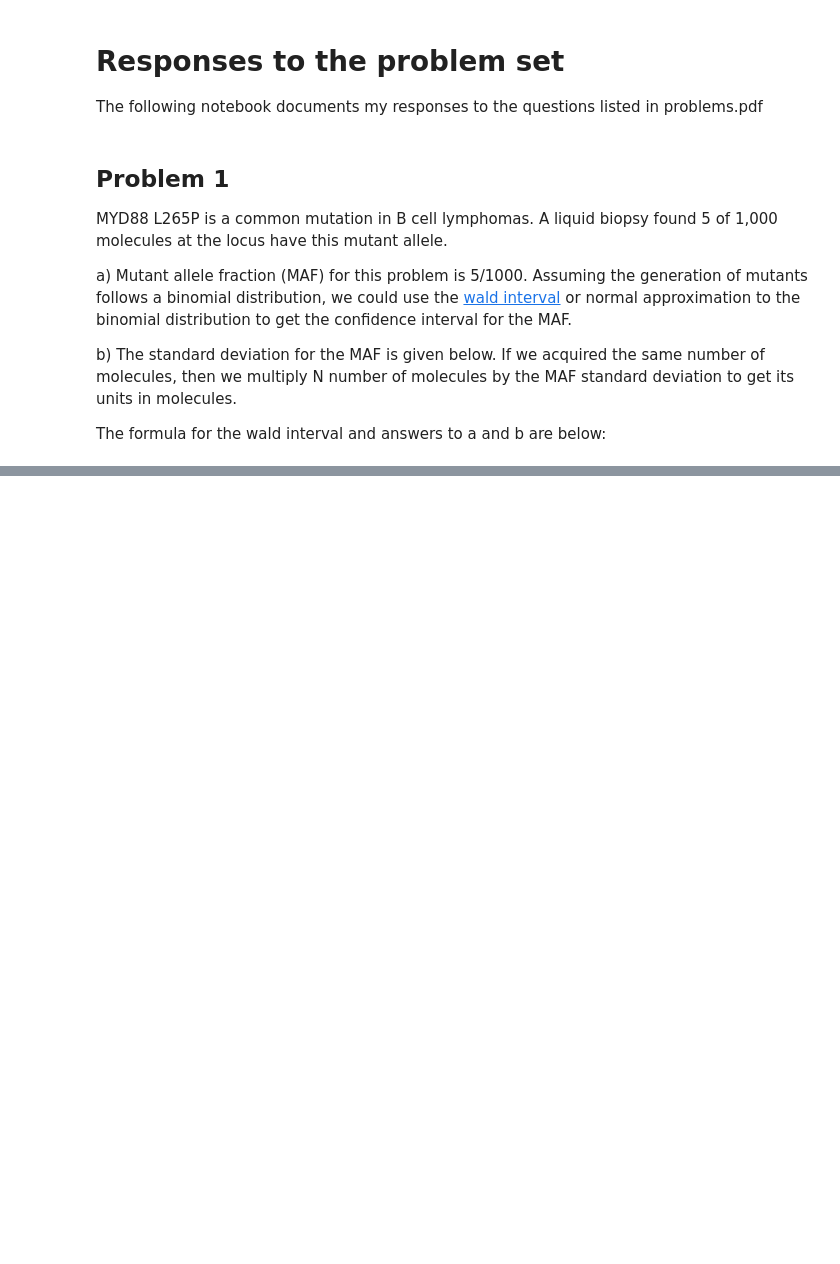
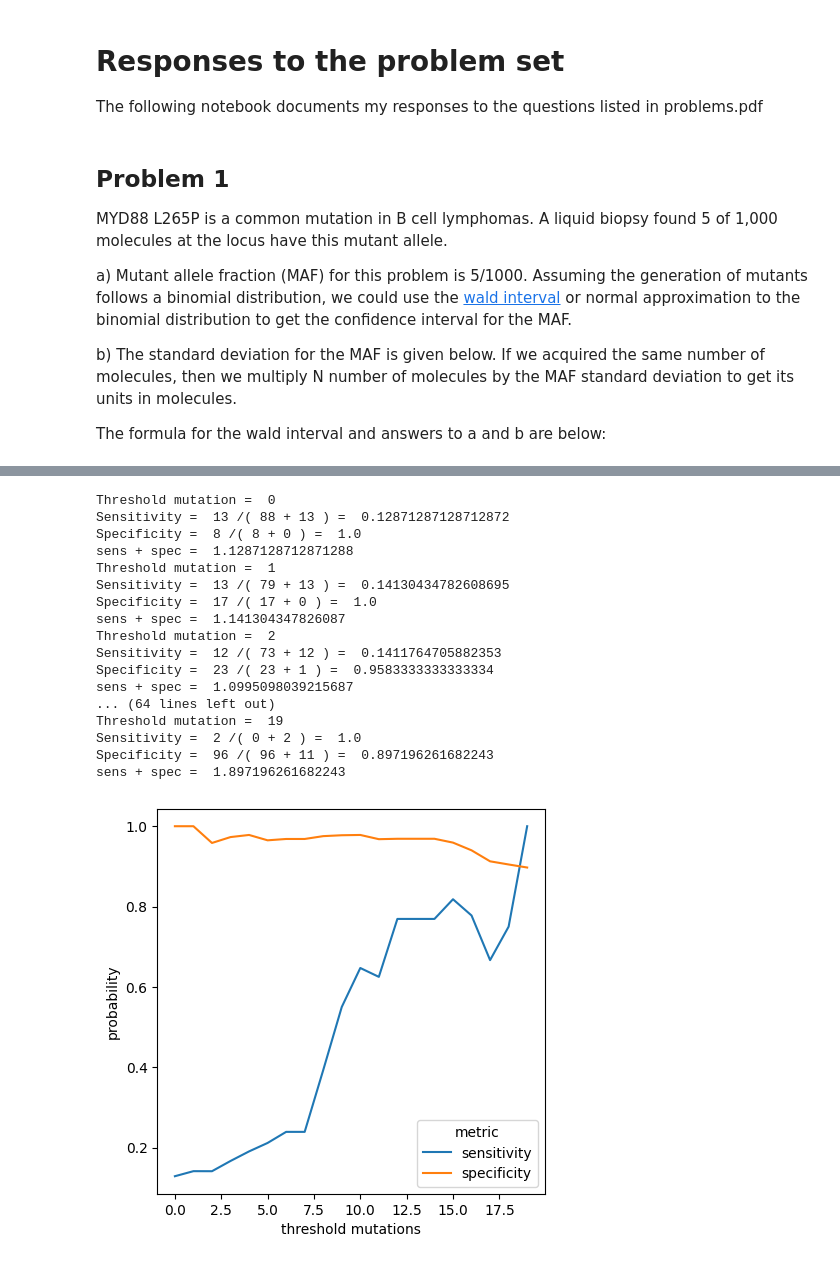
Before and after one commit to zchen15/exercise, a Jupyter notebook: exercise.ipynb, the cells around one changed output, grey strips where cells are left out. Drawn from its saved outputs; the diff is of its cells as text; code cells hidden in the pictures; blank space fills up the shorter version.

```diff
--- a/exercise.ipynb
+++ b/exercise.ipynb
@@ -59,0 +162,55 @@ All these pieces noted above can help us robustly integrate this simple code int
+# %%
+# iterate through mutation
+x = x_raw[x_raw['depth'] > 500]
+out = []
+for i in range(20):
+    print('Threshold mutation = ',i)
+    c = x['mutations'] > i
+    cr = sum(x[c]['response'] == 'CR')
+    pdd = sum(x[c]['response'] == 'PD')
+
+    print('Sensitivity = ', pdd, '/(',cr,'+',pdd,') = ',pdd/(pdd+cr))
+    sens = pdd/(pdd+cr)
+
+    cr = sum(x[~c]['response'] == 'CR')
+    pdd = sum(x[~c]['response'] == 'PD')
+    print('Specificity = ', cr, '/(',cr,'+',pdd,') = ', cr/(pdd+cr))
+    spec = cr/(pdd+cr)
+    out.append([i, sens, spec])
+    print('sens + spec = ',sens+spec)
+
+col = ['threshold mutations','sensitivity','specificity']
+df = pd.DataFrame(out, columns=col)
+
+df1 = df.copy()
+df1['probability']= df['sensitivity']
+df1['metric'] = 'sensitivity'
+
+df2 = df.copy()
+df2['probability'] = df['specificity']
+df2['metric'] = 'specificity'
+col = ['threshold mutations','probability','metric']
+df = pd.concat([df1[col], df2[col]])
+
+plt.figure(2, figsize=(5,5))
+sns.lineplot(data=df, x='threshold mutations', y='probability', hue='metric')
+plt.show()
+# %% [output]
+Threshold mutation =  0
+Sensitivity =  13 /( 88 + 13 ) =  0.12871287128712872
+Specificity =  8 /( 8 + 0 ) =  1.0
+sens + spec =  1.1287128712871288
+Threshold mutation =  1
+Sensitivity =  13 /( 79 + 13 ) =  0.14130434782608695
+Specificity =  17 /( 17 + 0 ) =  1.0
+sens + spec =  1.141304347826087
+Threshold mutation =  2
+Sensitivity =  12 /( 73 + 12 ) =  0.1411764705882353
+Specificity =  23 /( 23 + 1 ) =  0.9583333333333334
+sens + spec =  1.0995098039215687
+... (64 lines left out)
+Threshold mutation =  19
+Sensitivity =  2 /( 0 + 2 ) =  1.0
+Specificity =  96 /( 96 + 11 ) =  0.897196261682243
+sens + spec =  1.897196261682243
+[figure, added]
```
Also changed, not shown: parts of 13 cells of this notebook, 1 other file.
